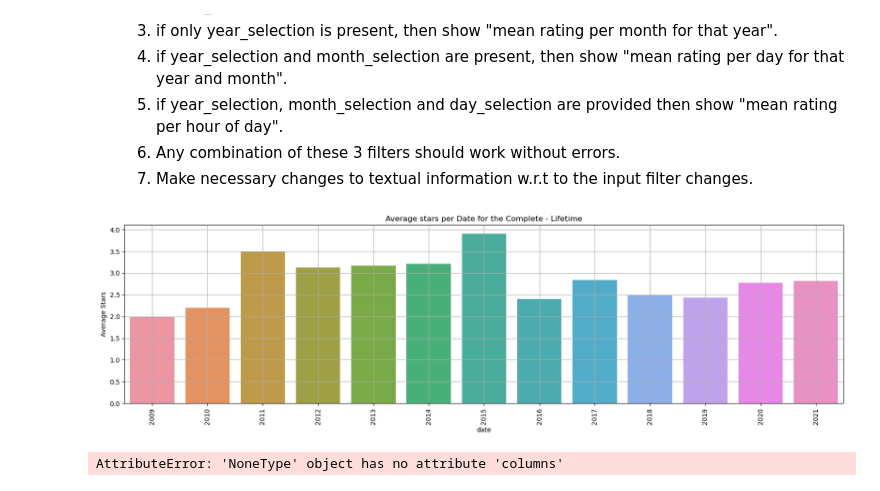
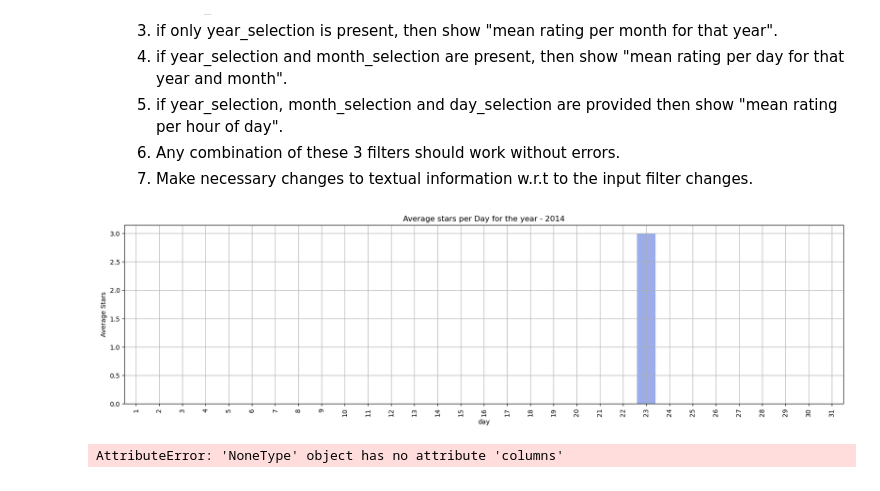
Before and after one commit to shiva-kumarj/yelp-customer-satisfaction-dashboard, a Jupyter notebook: review/EDA/review_sentiments_eda.ipynb, the cells around one changed output. Saved outputs shown, nothing was run; the diff lists cells and outputs as text; code cells hidden in the pictures.

Commit message:
added basic functionality to visualize yearly average rating to hourly avg rating

```diff
--- a/review/EDA/review_sentiments_eda.ipynb
+++ b/review/EDA/review_sentiments_eda.ipynb
@@ -210,12 +210,12 @@ day_filter = month_year_filter[month_year_filter['day'] == day_selected]
 avg_star_per_hour_of_day = day_filter.groupby(day_filter['hour'])['stars'].aggregate('mean').reset_index()
 
 # Number of days in a month
-days = np.arange(1, 32, 1)
+hours = np.arange(0, 24, 1)
 
 # Some months may not have any review. The plot must still show all the months on the x-axis.
-for d in days:
-  if d not in avg_star_per_hour_of_day['hour'].to_list():
-    avg_star_per_hour_of_day.loc[len(avg_star_per_hour_of_day)] = [d, 0]
+for h in hours:
+  if h not in avg_star_per_hour_of_day['hour'].to_list():
+    avg_star_per_hour_of_day.loc[len(avg_star_per_hour_of_day)] = [h, 0]
 
 # Plotting the figure.
 plt.figure(figsize=(20, 5))
@@ -224,6 +224,6 @@ plt.xlabel('Hour of Day')
 plt.ylabel('Average Stars')
 plt.grid()
 plt.xticks(rotation=90)
-plt.title(f'Average stars per Hour of Day of {month_selected}/{day_selected}/{year_selected} MM/dd/yyyy')
+plt.title(f'Average stars per Hour of Day of {month_selected}/{day_selected}/{year_selected}')
 plt.show()
 # %% [output]
@@ -337,9 +396,9 @@ def create_aggregated_tables(df, business_id=None, year_selection=None, month_se
     generate_viz(avg_star_rating, year=year_selection, month=None, day=None)
     # return avg_star_rating
 # %%
-temp_df = create_aggregated_tables(xclud_review_df)
+temp_df = create_aggregated_tables(xclud_review_df, year_selection=2014, month_selection=2)
 # %% [output]
-[figure, old version]
+[figure, new version]
 # %%
 # 1. Filters: Business_id
 # Group by year
```
Also changed, not shown: parts of 3 cells of this notebook.
